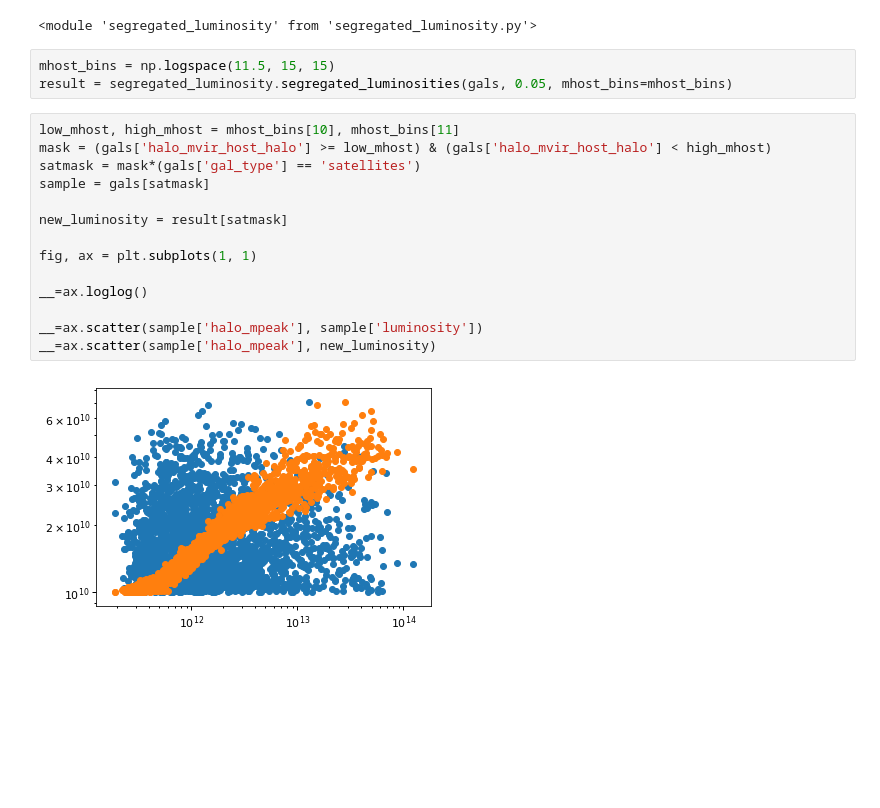
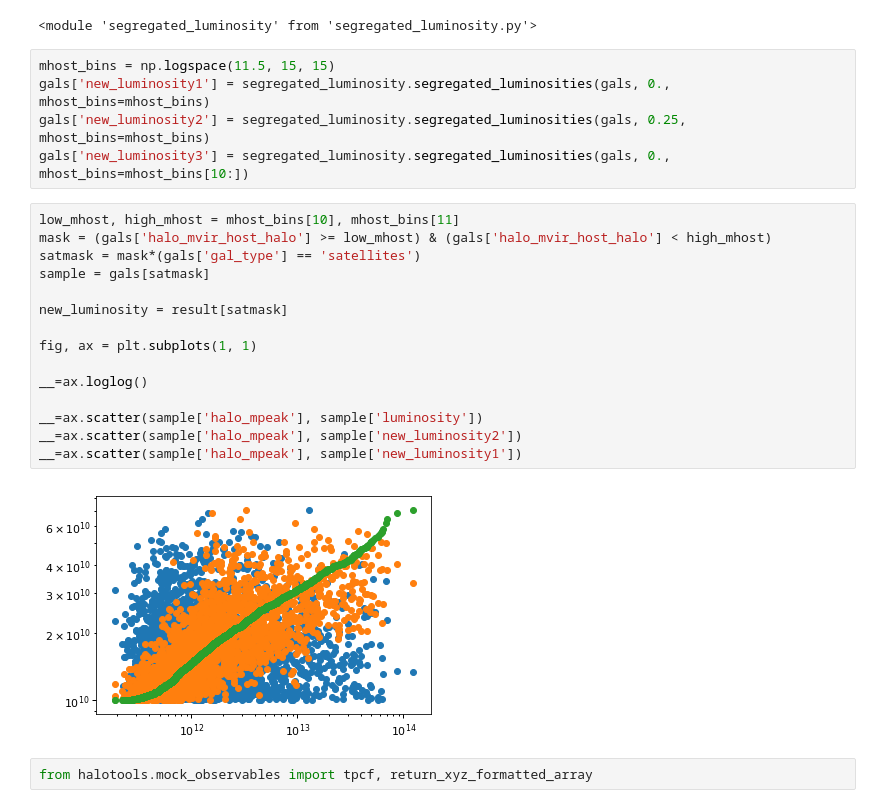
Before and after one commit to aphearin/segmass, a Jupyter notebook: segmass/develop_segmass_model.ipynb, the cells around one changed output. Saved outputs shown, nothing was run; the diff lists cells and outputs as text; blank space fills up the shorter version.

Commit message:
Added first demo plot of result

```diff
--- a/segmass/develop_segmass_model.ipynb
+++ b/segmass/develop_segmass_model.ipynb
@@ -79,20 +79,25 @@ reload(segregated_luminosity)
 <module 'segregated_luminosity' from 'segregated_luminosity.py'>
 # %%
 mhost_bins = np.logspace(11.5, 15, 15)
-result = segregated_luminosity.segregated_luminosities(gals, 0.05, mhost_bins=mhost_bins)
+gals['new_luminosity1'] = segregated_luminosity.segregated_luminosities(gals, 0., mhost_bins=mhost_bins)
+gals['new_luminosity2'] = segregated_luminosity.segregated_luminosities(gals, 0.25, mhost_bins=mhost_bins)
+gals['new_luminosity3'] = segregated_luminosity.segregated_luminosities(gals, 0., mhost_bins=mhost_bins[10:])
 # %%
 low_mhost, high_mhost = mhost_bins[10], mhost_bins[11]
 mask = (gals['halo_mvir_host_halo'] >= low_mhost) & (gals['halo_mvir_host_halo'] < high_mhost)
 satmask = mask*(gals['gal_type'] == 'satellites')
 sample = gals[satmask]
 
 new_luminosity = result[satmask]
 
 fig, ax = plt.subplots(1, 1)
 
 __=ax.loglog()
 
 __=ax.scatter(sample['halo_mpeak'], sample['luminosity'])
-__=ax.scatter(sample['halo_mpeak'], new_luminosity)
+__=ax.scatter(sample['halo_mpeak'], sample['new_luminosity2'])
+__=ax.scatter(sample['halo_mpeak'], sample['new_luminosity1'])
 # %% [output]
-[figure, old version]
+[figure, new version]
+# %%
+from halotools.mock_observables import tpcf, return_xyz_formatted_array
```
Also changed, not shown: parts of 4 cells of this notebook, 1 other file.
